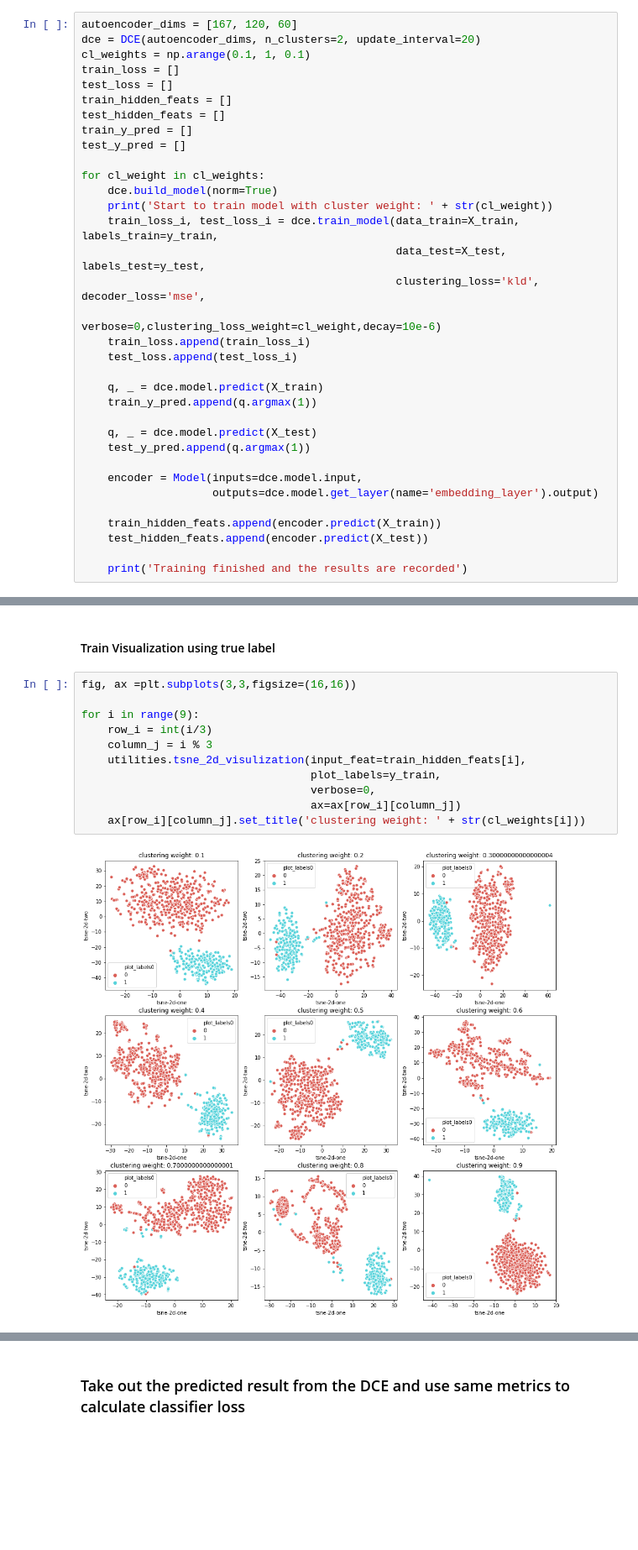
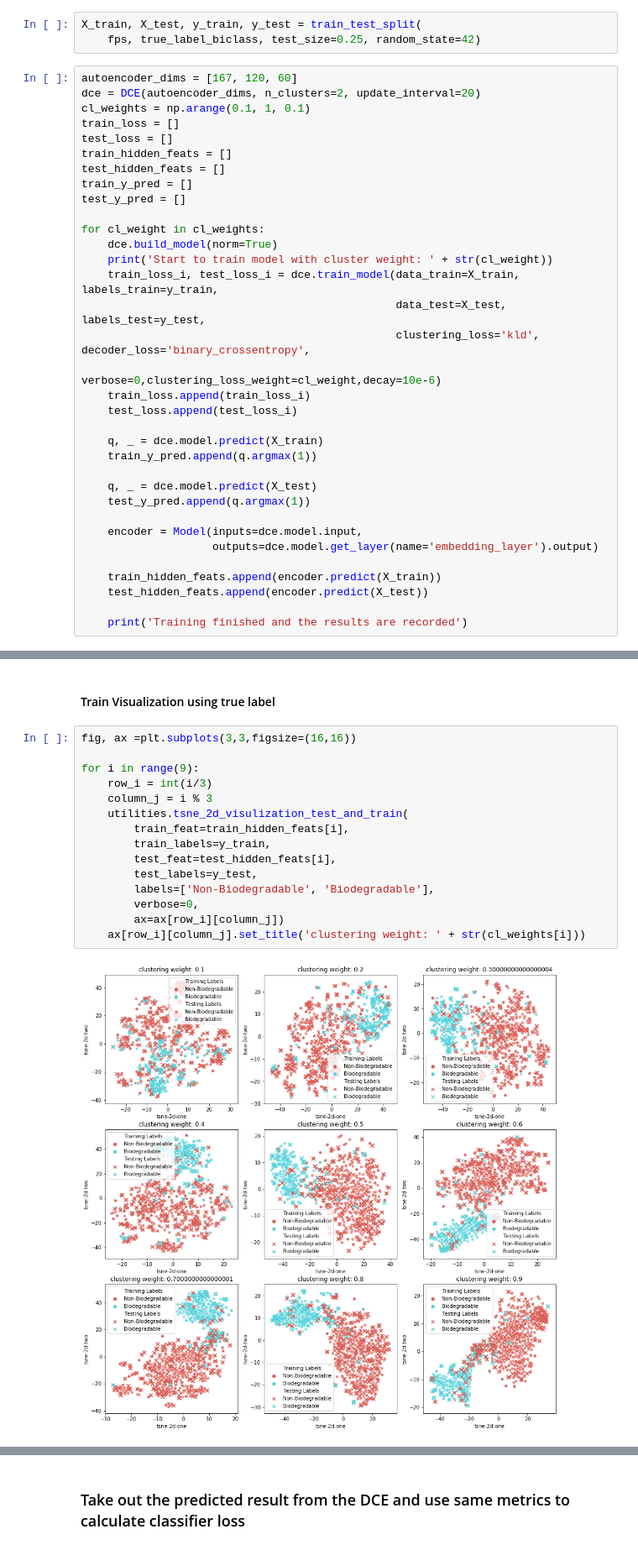
Before and after one commit to chembed/DeepChEmbed, a Jupyter notebook: deepchembed/notebook_scripts/supervised_dce_MACCSkeys.ipynb, the cells around one changed output, grey strips where cells are left out. Shown at 84% size. Drawn from its saved outputs; the diff is of its cells as text; blank space fills up the shorter version.

Commit message:
corrected 2-cluster dce cotrain and added 3-cluster content

```diff
--- a/deepchembed/notebook_scripts/supervised_dce_MACCSkeys.ipynb
+++ b/deepchembed/notebook_scripts/supervised_dce_MACCSkeys.ipynb
@@ -237,6 +237,9 @@ Normalized confusion matrix
 [figure]
 # %% [markdown]
 ### test supervised dce
+# %%
+X_train, X_test, y_train, y_test = train_test_split(
+    fps, true_label_biclass, test_size=0.25, random_state=42)
 # %%
 autoencoder_dims = [167, 120, 60]
 dce = DCE(autoencoder_dims, n_clusters=2, update_interval=20)
@@ -253,7 +256,7 @@ for cl_weight in cl_weights:
     print('Start to train model with cluster weight: ' + str(cl_weight))
     train_loss_i, test_loss_i = dce.train_model(data_train=X_train, labels_train=y_train,
                                                 data_test=X_test, labels_test=y_test,
-                                                clustering_loss='kld', decoder_loss='mse',
+                                                clustering_loss='kld', decoder_loss='binary_crossentropy',
                                                 verbose=0,clustering_loss_weight=cl_weight,decay=10e-6)
     train_loss.append(train_loss_i)
     test_loss.append(test_loss_i)
@@ -346,13 +349,17 @@ Text(0.5, 1.0, 'Test fowlkes_mallows_score')
 # %%
 fig, ax =plt.subplots(3,3,figsize=(16,16))
 
 for i in range(9):
     row_i = int(i/3)
     column_j = i % 3
-    utilities.tsne_2d_visulization(input_feat=train_hidden_feats[i],
-                                   plot_labels=y_train,
-                                   verbose=0,
-                                   ax=ax[row_i][column_j])
+    utilities.tsne_2d_visulization_test_and_train(
+        train_feat=train_hidden_feats[i],
+        train_labels=y_train,
+        test_feat=test_hidden_feats[i],
+        test_labels=y_test,
+        labels=['Non-Biodegradable', 'Biodegradable'],
+        verbose=0,
+        ax=ax[row_i][column_j])
     ax[row_i][column_j].set_title('clustering weight: ' + str(cl_weights[i]))
 # %% [output]
-[figure, old version]
+[figure, new version]
```
Also changed, not shown: parts of 27 cells of this notebook.
